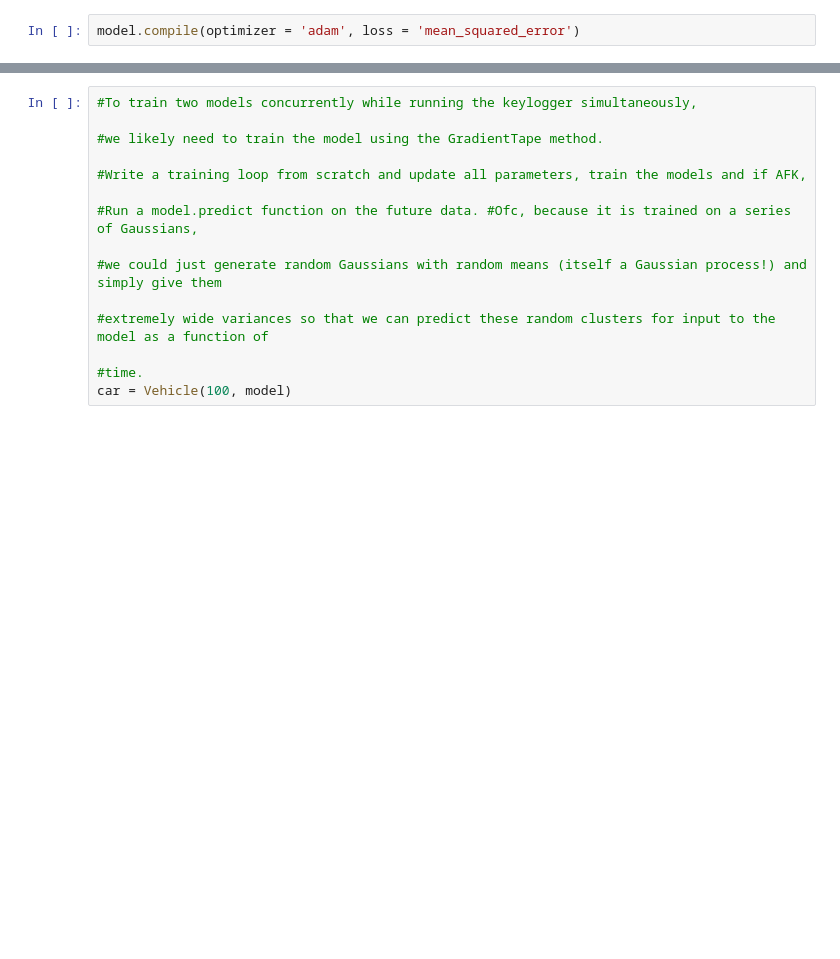
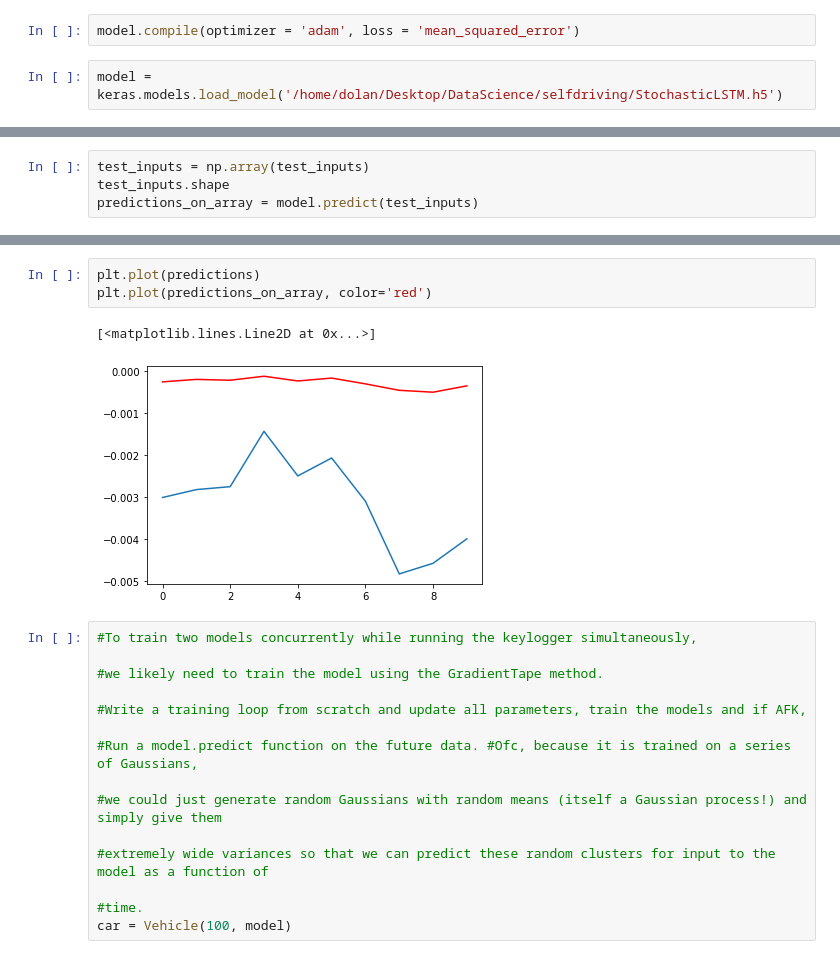
Before and after one commit to DavidHostler/AutopilotAI, a Jupyter notebook: selfdriving/Self-Driving AI.ipynb, the cells around one changed output, grey strips where cells are left out. Saved outputs shown, nothing was run; the diff lists cells and outputs as text; blank space fills up the shorter version.

```diff
--- a/selfdriving/Self-Driving AI.ipynb
+++ b/selfdriving/Self-Driving AI.ipynb
@@ -348,3 +416,5 @@ model.add(Dropout(0.2))
 model.add(Dense(1))
 # %%
 model.compile(optimizer = 'adam', loss = 'mean_squared_error')
+# %%
+model = keras.models.load_model('/home/dolan/Desktop/DataScience/selfdriving/StochasticLSTM.h5')
@@ -350,0 +572,4 @@ model.compile(optimizer = 'adam', loss = 'mean_squared_error')
+# %%
+test_inputs = np.array(test_inputs)
+test_inputs.shape
+predictions_on_array = model.predict(test_inputs)
@@ -351,3 +578,9 @@ model.compile(optimizer = 'adam', loss = 'mean_squared_error')
+# %%
+plt.plot(predictions)
+plt.plot(predictions_on_array, color='red')
+# %% [output]
+[<matplotlib.lines.Line2D at 0x...>]
+[figure, added]
 # %%
 #To train two models concurrently while running the keylogger simultaneously,
 
```
Also changed, not shown: parts of 32 cells of this notebook, 3 other files.
